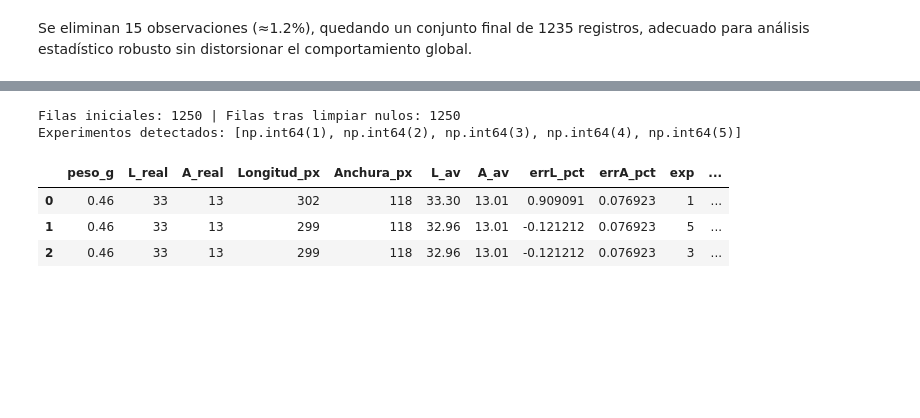
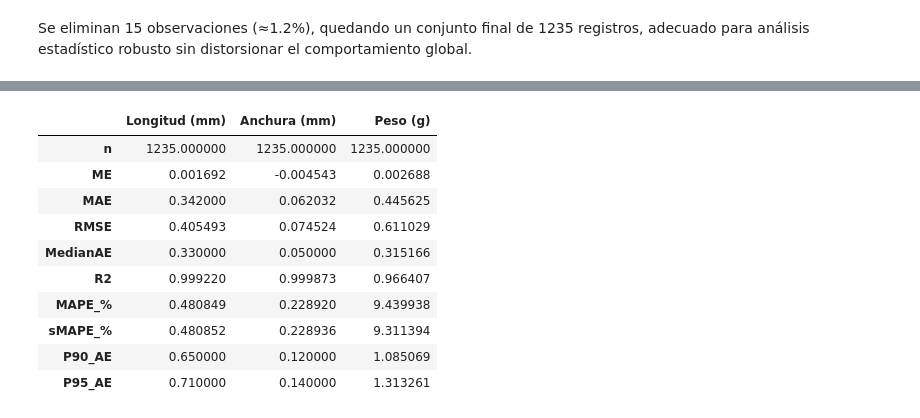
Before and after one commit to jalosu/FLATCLASS, a Jupyter notebook: content/06/Validacion.ipynb, the cells around one changed output, grey strips where cells are left out. Saved outputs shown, nothing was run; the diff lists cells and outputs as text; code cells hidden in the pictures; blank space fills up the shorter version.

```diff
--- a/content/06/Validacion.ipynb
+++ b/content/06/Validacion.ipynb
@@ -189,39 +199,44 @@ adecuado para análisis estadístico robusto sin distorsionar el comportamiento
 # %%
 # =========================
-# 1) Carga y preprocesado
+# Métricas de validación
 # =========================
-df = pd.read_excel(DATA_PATH)
+def metrics(y_true, y_pred):
+    """ME, MAE, RMSE, MedianAE, R2, MAPE, sMAPE, P90/P95 del error absoluto."""
+    y_true = np.asarray(y_true, float)
+    y_pred = np.asarray(y_pred, float)
+    err = y_pred - y_true
+    eps = 1e-12
+    denom = np.where(np.abs(y_true) < eps, np.nan, y_true)
+    return {
+        "n": int(len(y_true)),
+        "ME": float(np.nanmean(err)),
+        "MAE": float(np.nanmean(np.abs(err))),
+        "RMSE": float(np.sqrt(np.nanmean(err**2))),
+        "MedianAE": float(np.nanmedian(np.abs(err))),
+        "R2": float(r2_score(y_true, y_pred)),
+        "MAPE_%": float(np.nanmean(np.abs(err / denom)) * 100.0),
+        "sMAPE_%": float(np.nanmean(2*np.abs(err) / (np.abs(y_true)+np.abs(y_pred)+eps)) * 100.0),
+        "P90_AE": float(np.nanquantile(np.abs(err), 0.90)),
+        "P95_AE": float(np.nanquantile(np.abs(err), 0.95)),
+    }
 
-# Validación de columnas
-missing = [c for c in COLS.values() if c not in df.columns]
-if missing:
-    raise ValueError(f"Faltan columnas requeridas: {missing}")
+overall = pd.DataFrame({
+    "Longitud (mm)": metrics(df_clean["L_real"], df_clean["L_av"]),
+    "Anchura (mm)": metrics(df_clean["A_real"], df_clean["A_av"]),
+    "Peso (g)": metrics(df_clean["peso_g"], df_clean["peso_pred"]),
+}).T
 
-# Forzar tipos numéricos
-for c in COLS.values():
-    df[c] = pd.to_numeric(df[c], errors="coerce")
-
-# Eliminar filas con datos incompletos
-n0 = len(df)
-df = df.dropna(subset=list(COLS.values())).copy()
-n1 = len(df)
-
-# Residuales (visión - real) y errores absolutos
-df["errL_mm"] = df[COLS["L_av"]] - df[COLS["L_real"]]
-df["errA_mm"] = df[COLS["A_av"]] - df[COLS["A_real"]]
-df["errW_g"]  = df[COLS["peso_pred"]] - df[COLS["peso_real"]]
-
-df["abs_errL_mm"] = df["errL_mm"].abs()
-df["abs_errA_mm"] = df["errA_mm"].abs()
-df["abs_errW_g"]  = df["errW_g"].abs()
-
-print(f"Filas iniciales: {n0} | Filas tras limpiar nulos: {n1}")
-print("Experimentos detectados:", sorted(df[COLS["exp"]].unique()))
-df.head(3)
+overall.to_csv("tabla1_metricas_globales.csv")
+overall.transpose()
 # %% [output]
-Filas iniciales: 1250 | Filas tras limpiar nulos: 1250
-Experimentos detectados: [np.int64(1), np.int64(2), np.int64(3), np.int64(4), np.int64(5)]
-|  | peso_g | L_real | A_real | Longitud_px | Anchura_px | L_av | A_av | errL_pct | errA_pct | exp | ... |
-| 0 | 0.46 | 33 | 13 | 302 | 118 | 33.30 | 13.01 | 0.909091 | 0.076923 | 1 | ... |
-| 1 | 0.46 | 33 | 13 | 299 | 118 | 32.96 | 13.01 | -0.121212 | 0.076923 | 5 | ... |
-| 2 | 0.46 | 33 | 13 | 299 | 118 | 32.96 | 13.01 | -0.121212 | 0.076923 | 3 | ... |
+|  | Longitud (mm) | Anchura (mm) | Peso (g) |
+| n | 1235.000000 | 1235.000000 | 1235.000000 |
+| ME | 0.001692 | -0.004543 | 0.002688 |
+| MAE | 0.342000 | 0.062032 | 0.445625 |
+| RMSE | 0.405493 | 0.074524 | 0.611029 |
+| MedianAE | 0.330000 | 0.050000 | 0.315166 |
+| R2 | 0.999220 | 0.999873 | 0.966407 |
+| MAPE_% | 0.480849 | 0.228920 | 9.439938 |
+| sMAPE_% | 0.480852 | 0.228936 | 9.311394 |
+| P90_AE | 0.650000 | 0.120000 | 1.085069 |
+| P95_AE | 0.710000 | 0.140000 | 1.313261 |
```
Also changed, not shown: parts of 24 cells of this notebook, 3 other files.
